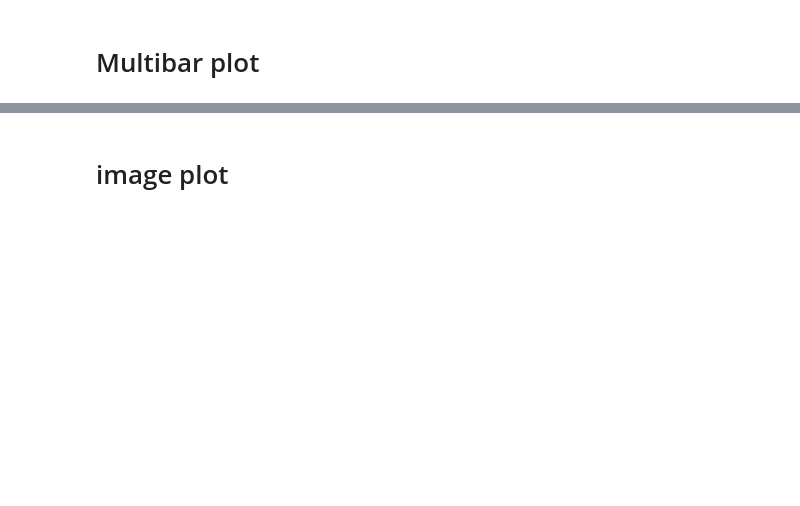
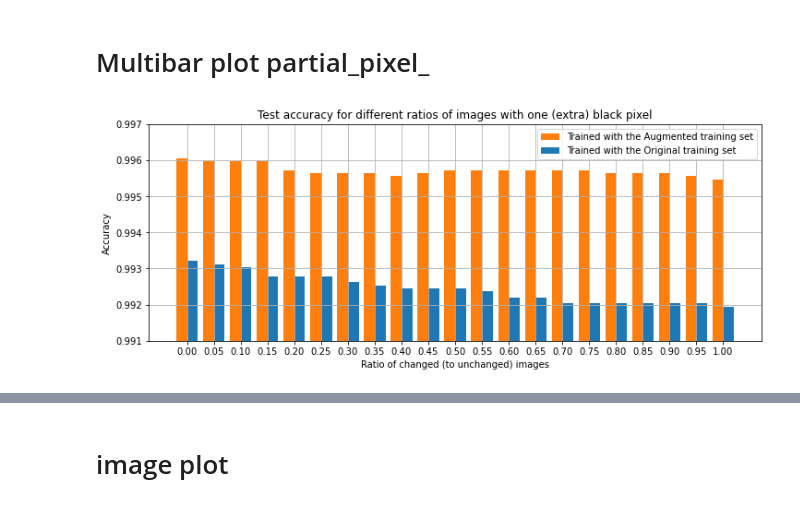
Before and after one commit to ml-group4/ML-Project, a Jupyter notebook: visualization notebook.ipynb, the cells around one changed output, grey strips where cells are left out. Saved outputs shown, nothing was run; the diff lists cells and outputs as text; code cells hidden in the pictures; blank space fills up the shorter version.

```diff
--- a/visualization notebook.ipynb
+++ b/visualization notebook.ipynb
@@ -0,0 +40,3 @@
+# %%
+X_test = np.load("test_data.npy")
+y_test = np.load('test_labels.npy')
@@ -0,0 +134,20 @@
+# %%
+#acc to coruption level
+act_classes = np.argmax(y_test, axis=1)
+hits = np.zeros(21)
+trys = np.zeros(21)
+
+
+for i in range (0,21):
+    pred_classes=np.argmax(model_2.predict(Pixel_attack(X_test,r_numbers,r_positions,i*0.05,1)), axis=1)
+    #print("Prediction for " + str(i*0.05) + " abgeschlossen")
+    print("Actual Corruption: " + str(Corruption_Test(r_numbers,i*0.05)))
+
+
+    for j in range(0,int(pred_classes.size)):
+        trys[i]+=1
+        if pred_classes[j]==act_classes[j]:
+            hits[i]+=1
+
+partial_pixel_2 = hits / trys
+print(partial_pixel_2)
@@ -1,2 +172,24 @@
 # %% [markdown]
-# Multibar plot
+# Multibar plot partial_pixel_
+# %%
+
+fig, axs = plt.subplots(nrows=1, ncols=1, figsize=(10, 4), constrained_layout=True)
+
+width = 0.02  # the width of the bars
+axs.grid(True)
+barlist = axs.bar(np.arange(0,21)*0.05-0.01,partial_pixel_2, width, color='tab:orange', label='Trained with the Augmented training set')
+barlist2= axs.bar(np.arange(0,21)*0.05+0.01,partial_pixel_1, width, color='tab:blue', label='Trained with the Original training set')
+
+axs.set_xticks(np.arange(0,21)*0.05)#, rotation='vertical')
+#axs.set_xlim(xmax=43,xmin=-1)
+axs.set_ylim(ymax=0.997,ymin=0.991)
+#axs.set_yticks(np.arange(0,750,75))
+
+axs.set_xlabel('Ratio of changed (to unchanged) images')
+axs.set_ylabel('Accuracy')
+axs.set_title('Test accuracy for different ratios of images with one (extra) black pixel')
+plt.legend()
+#plt.savefig('Class_accuracy_(freshtrained_model_trained_on_500_aug_images_per_class+orig_train).png', dpi=500)
+plt.savefig(image_folder / 'partial_pixel_m.png', dpi=500)
+# %% [output]
+[figure, added]
```
Also changed, not shown: parts of 59 cells of this notebook.
